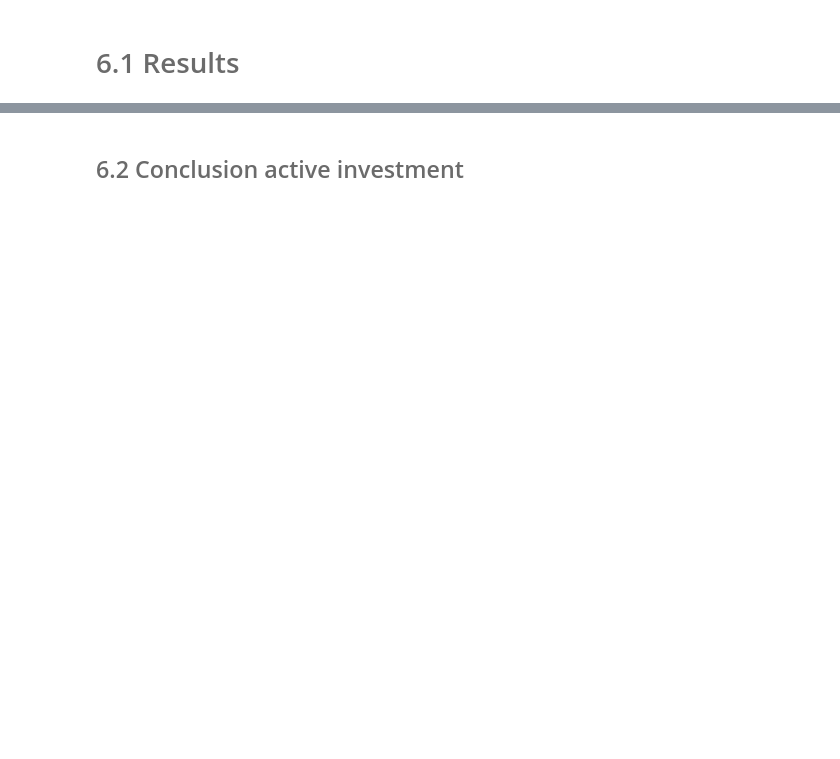
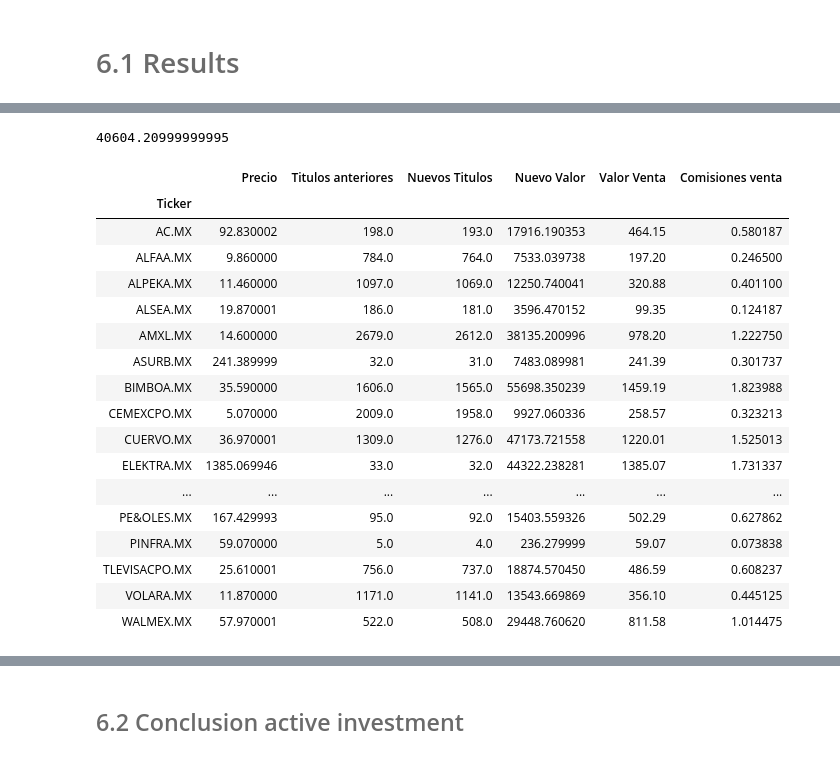
Before and after one commit to chelsi122/Laboratorio1, a Jupyter notebook: Notebook.ipynb, the cells around one changed output, grey strips where cells are left out. Cells and saved outputs as stored; diff of their text form; code cells hidden in the pictures; blank space fills up the shorter version.

```diff
--- a/Notebook.ipynb
+++ b/Notebook.ipynb
@@ -343,0 +335,13 @@ capital
+# %%
+# Obtener precios despues de pandemia
+prices_post1 = prices.loc[prices.index >= "2020-02-28",:]
+lista = prices_post1.index.values
+capital = 1000000 - cash
+#  Cambios porcentuales en pandemia
+prices_post = prices.pct_change()
+prices_post = prices_post[prices_post.index > "2020-02-28"]
+lista2 = prices_post.index.values
+# %%
+# Se obtiene el portafolio a utilizar con los datos antes de pandemia
+portfolio_1 = fn.portfolio_1(tickers, prices_post1, prices, posdata, pesos1, c, capital)
+portfolio_1
@@ -343,0 +367,6 @@ capital
+# %%
+# Restar comisiones
+cash = cash - portfolio_1["Comisiones"].sum()
+cash
+# %% [output]
+40604.20999999995
@@ -343,0 +389,22 @@ capital
+# %%
+new_portfolio = fn.new_port(prices_post, tickers, prices, portfolio_1, c)
+new_portfolio
+# %% [output]
+|  | Precio | Titulos anteriores | Nuevos Titulos | Nuevo Valor | Valor Venta | Comisiones venta |
+| Ticker |  |  |  |  |  |  |
+| AC.MX | 92.830002 | 198.0 | 193.0 | 17916.190353 | 464.15 | 0.580187 |
+| ALFAA.MX | 9.860000 | 784.0 | 764.0 | 7533.039738 | 197.20 | 0.246500 |
+| ALPEKA.MX | 11.460000 | 1097.0 | 1069.0 | 12250.740041 | 320.88 | 0.401100 |
+| ALSEA.MX | 19.870001 | 186.0 | 181.0 | 3596.470152 | 99.35 | 0.124187 |
+| AMXL.MX | 14.600000 | 2679.0 | 2612.0 | 38135.200996 | 978.20 | 1.222750 |
+| ASURB.MX | 241.389999 | 32.0 | 31.0 | 7483.089981 | 241.39 | 0.301737 |
+| BIMBOA.MX | 35.590000 | 1606.0 | 1565.0 | 55698.350239 | 1459.19 | 1.823988 |
+| CEMEXCPO.MX | 5.070000 | 2009.0 | 1958.0 | 9927.060336 | 258.57 | 0.323213 |
+| CUERVO.MX | 36.970001 | 1309.0 | 1276.0 | 47173.721558 | 1220.01 | 1.525013 |
+| ELEKTRA.MX | 1385.069946 | 33.0 | 32.0 | 44322.238281 | 1385.07 | 1.731337 |
+| ... | ... | ... | ... | ... | ... | ... |
+| PE&OLES.MX | 167.429993 | 95.0 | 92.0 | 15403.559326 | 502.29 | 0.627862 |
+| PINFRA.MX | 59.070000 | 5.0 | 4.0 | 236.279999 | 59.07 | 0.073838 |
+| TLEVISACPO.MX | 25.610001 | 756.0 | 737.0 | 18874.570450 | 486.59 | 0.608237 |
+| VOLARA.MX | 11.870000 | 1171.0 | 1141.0 | 13543.669869 | 356.10 | 0.445125 |
+| WALMEX.MX | 57.970001 | 522.0 | 508.0 | 29448.760620 | 811.58 | 1.014475 |
```
Also changed, not shown: parts of 13 cells of this notebook, 4 other files.
